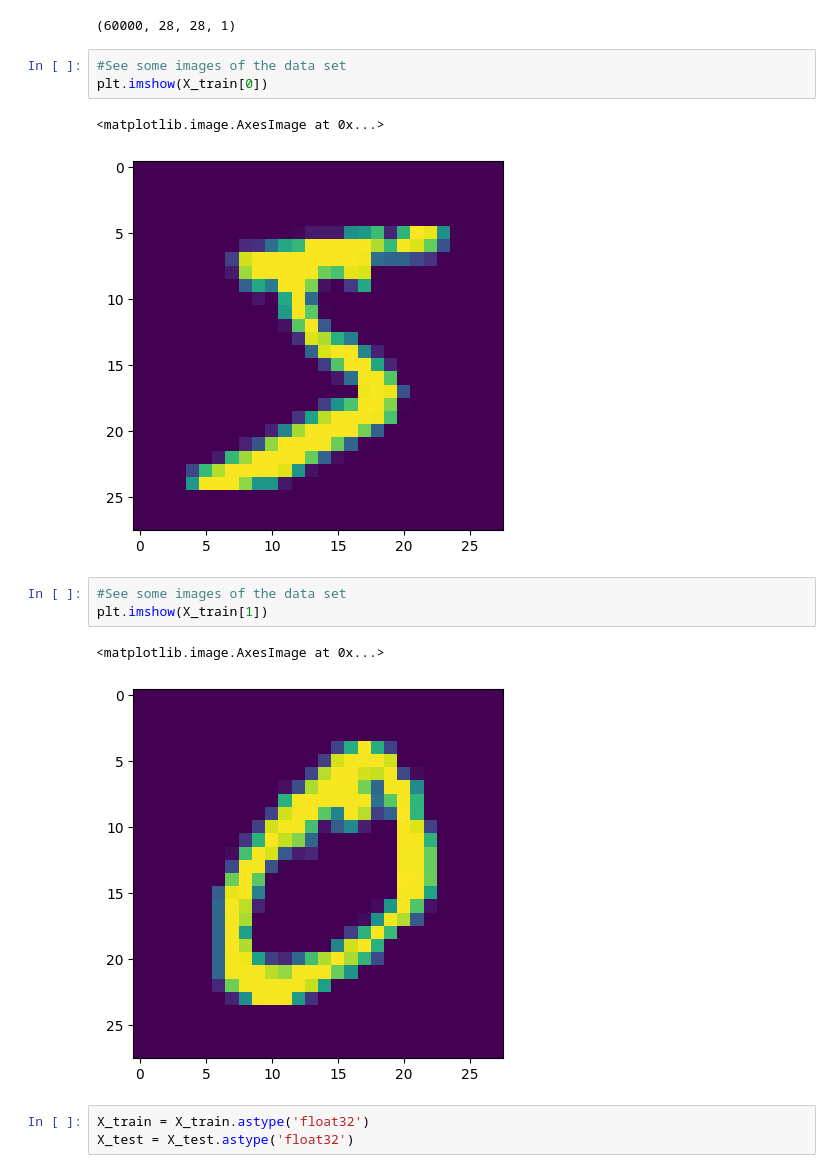
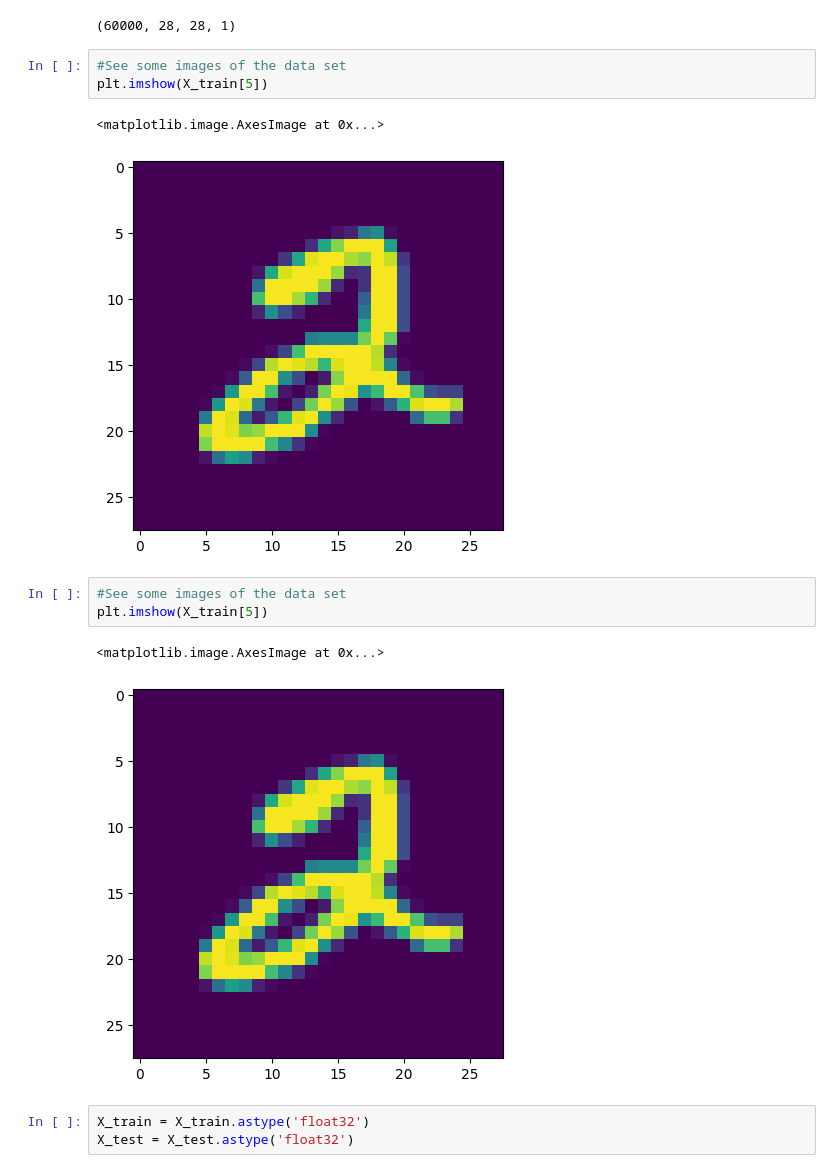
Before and after one commit to Gus-oss/DeepLearning, a Jupyter notebook: Tareas/Tarea3.CNNDEF.ParteII.ipynb, the cells around one changed output. Cells and saved outputs as stored; diff of their text form.

```diff
--- a/Tareas/Tarea3.CNNDEF.ParteII.ipynb
+++ b/Tareas/Tarea3.CNNDEF.ParteII.ipynb
@@ -38,16 +40,16 @@ X_train.shape
 (60000, 28, 28, 1)
 # %%
 #See some images of the data set
-plt.imshow(X_train[0])
+plt.imshow(X_train[5])
 # %% [output]
 <matplotlib.image.AxesImage at 0x...>
-[figure, old version]
+[figure, new version]
 # %%
 #See some images of the data set
-plt.imshow(X_train[1])
+plt.imshow(X_train[5])
 # %% [output]
 <matplotlib.image.AxesImage at 0x...>
-[figure, old version]
+[figure, new version]
 # %%
 X_train = X_train.astype('float32')
 X_test = X_test.astype('float32')
```
Also changed, not shown: parts of 8 cells of this notebook.
